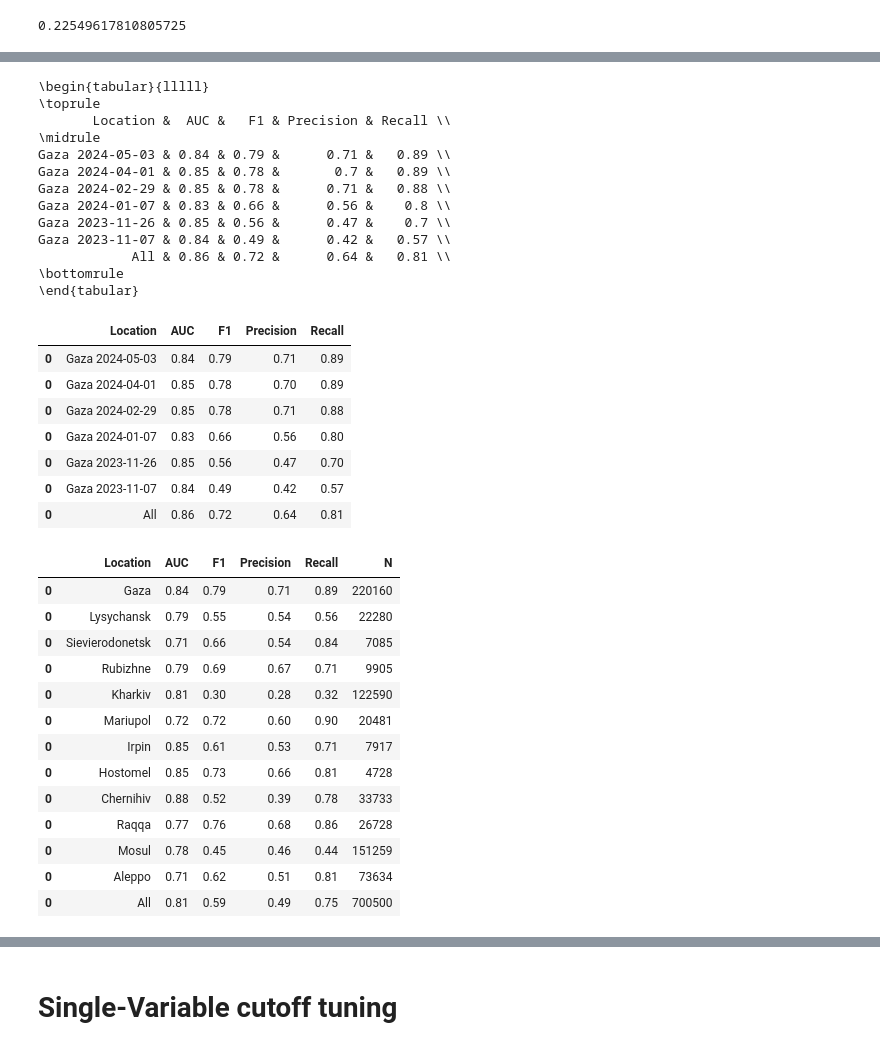
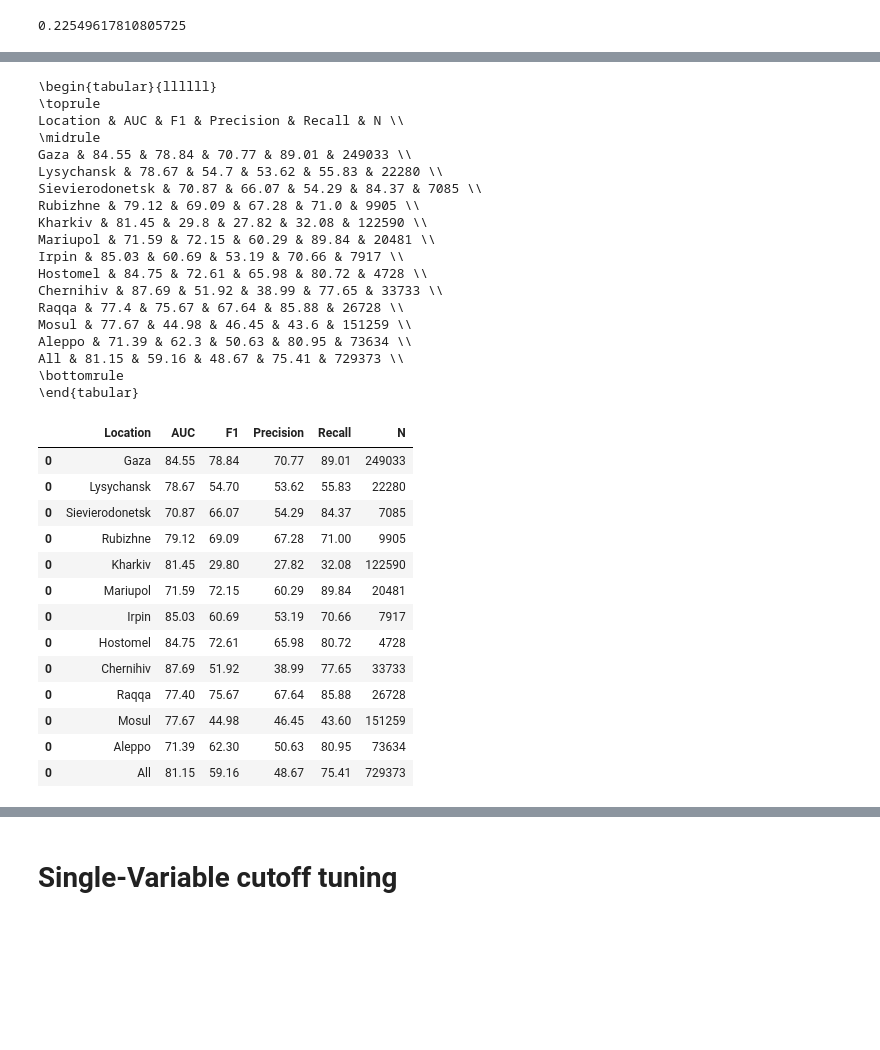
Before and after one commit to oballinger/PWTT, a Jupyter notebook: code/pwtt.ipynb, the cells around one changed output, grey strips where cells are left out. Cells and saved outputs as stored; diff of their text form; code cells hidden in the pictures; blank space fills up the shorter version.

```diff
--- a/code/pwtt.ipynb
+++ b/code/pwtt.ipynb
@@ -41,10 +41,11 @@ fp=pd.DataFrame()
 gr=pd.DataFrame()
 pt=pd.DataFrame()
 
-#dir='../data/GEE/'
+dir='../data/GEE/'
 #dir='../data/GEE_1_month/'
+#dir='../data/Gaza/'
 
-dir='../data/Gaza/'
+
 for file in os.listdir(dir):
     if 'csv' in file:
         try:
@@ -446,7 +438,7 @@ def make_table(df, cols, model='prc', balance=False, holdout=False, geo_level='l
     all_row = pd.DataFrame({'Location': 'All', 'AUC':all_res[4], 'Accuracy': all_res[0], 'F1': all_res[1], 'Precision': all_res[2], 'Recall': all_res[3], 'N': len(all_data)}, index=[0])
     avg = np.average(results[['AUC','Accuracy', 'F1', 'Precision', 'Recall']], weights=results['N'], axis=0, returned=True)
     avg_row = pd.DataFrame({'Location': 'Average', 'AUC': avg[0][1],'Accuracy': avg[0][0],  'F1': avg[0][2], 'Precision': avg[0][3], 'Recall': avg[0][4], 'N': len(df)}, index=[0])
-    results = pd.concat([results,all_row]).round(2)
+    results = pd.concat([results,all_row])
     return results
 
 def compare_results(results1, results2):
@@ -454,66 +446,62 @@ def compare_results(results1, results2):
     diff=pd.DataFrame()
     diff['Location']=results1['Location']
     for col in acc_cols:
         diff[col] = results1[col] - results2[col]
     diff['N'] = results1['N']
     return diff
 
 hot_locs=fp.columns[fp.columns.str.contains('loc_')]
 hot_country=fp.columns[fp.columns.str.contains('country_')]
 #add country and loc cols
 
 amp = ['max_change', 'k20', 'k50', 'k100', 'k150']
 opt = ['B2', 'B3', 'B4', 'B8', 'B12']
 coh = ['coh_change','coherence','coh_pre']
 aux=  ['area','grid_index']
 all=amp+opt+coh+aux
 
 #tdf=cfp[(cfp['loc']!='Kharkiv')&(cfp['area']>100)]
 #tdf=cfp[(cfp['loc']!='Kharkiv')]
 
 fp['combined']=fp[['max_change','k50','k100','k150']].mean(axis=1)
 
 gr['combined']=gr[['max_change','k50','k100']].mean(axis=1)
-res=make_table(fp, ['combined'], model='prc', geo_level='loc')
-res=res[['Location','AUC','F1','Precision','Recall']]
+res=make_table(fp, ['combined'], model='prc', geo_level='loc', balance=False)
+res=res[['Location','AUC','F1','Precision','Recall','N']]
+res[['AUC','F1','Precision','Recall']]=(res[['AUC','F1','Precision','Recall']]*100).round(2)
 print(res.astype(str).to_latex(index=False))
 res
 # %% [output]
-\begin{tabular}{lllll}
+\begin{tabular}{llllll}
 \toprule
-       Location &  AUC &   F1 & Precision & Recall \\
+Location & AUC & F1 & Precision & Recall & N \\
 \midrule
-Gaza 2024-05-03 & 0.84 & 0.79 &      0.71 &   0.89 \\
-Gaza 2024-04-01 & 0.85 & 0.78 &       0.7 &   0.89 \\
-Gaza 2024-02-29 & 0.85 & 0.78 &      0.71 &   0.88 \\
-Gaza 2024-01-07 & 0.83 & 0.66 &      0.56 &    0.8 \\
-Gaza 2023-11-26 & 0.85 & 0.56 &      0.47 &    0.7 \\
-Gaza 2023-11-07 & 0.84 & 0.49 &      0.42 &   0.57 \\
-            All & 0.86 & 0.72 &      0.64 &   0.81 \\
+Gaza & 84.55 & 78.84 & 70.77 & 89.01 & 249033 \\
+Lysychansk & 78.67 & 54.7 & 53.62 & 55.83 & 22280 \\
+Sievierodonetsk & 70.87 & 66.07 & 54.29 & 84.37 & 7085 \\
+Rubizhne & 79.12 & 69.09 & 67.28 & 71.0 & 9905 \\
+Kharkiv & 81.45 & 29.8 & 27.82 & 32.08 & 122590 \\
+Mariupol & 71.59 & 72.15 & 60.29 & 89.84 & 20481 \\
+Irpin & 85.03 & 60.69 & 53.19 & 70.66 & 7917 \\
+Hostomel & 84.75 & 72.61 & 65.98 & 80.72 & 4728 \\
+Chernihiv & 87.69 & 51.92 & 38.99 & 77.65 & 33733 \\
+Raqqa & 77.4 & 75.67 & 67.64 & 85.88 & 26728 \\
+Mosul & 77.67 & 44.98 & 46.45 & 43.6 & 151259 \\
+Aleppo & 71.39 & 62.3 & 50.63 & 80.95 & 73634 \\
+All & 81.15 & 59.16 & 48.67 & 75.41 & 729373 \\
 \bottomrule
 \end{tabular}
-|  | Location | AUC | F1 | Precision | Recall |
-| 0 | Gaza 2024-05-03 | 0.84 | 0.79 | 0.71 | 0.89 |
-| 0 | Gaza 2024-04-01 | 0.85 | 0.78 | 0.70 | 0.89 |
-| 0 | Gaza 2024-02-29 | 0.85 | 0.78 | 0.71 | 0.88 |
-| 0 | Gaza 2024-01-07 | 0.83 | 0.66 | 0.56 | 0.80 |
-| 0 | Gaza 2023-11-26 | 0.85 | 0.56 | 0.47 | 0.70 |
-| 0 | Gaza 2023-11-07 | 0.84 | 0.49 | 0.42 | 0.57 |
-| 0 | All | 0.86 | 0.72 | 0.64 | 0.81 |
+|  | Location | AUC | F1 | Precision | Recall | N |
+| 0 | Gaza | 84.55 | 78.84 | 70.77 | 89.01 | 249033 |
+| 0 | Lysychansk | 78.67 | 54.70 | 53.62 | 55.83 | 22280 |
+| 0 | Sievierodonetsk | 70.87 | 66.07 | 54.29 | 84.37 | 7085 |
+| 0 | Rubizhne | 79.12 | 69.09 | 67.28 | 71.00 | 9905 |
+| 0 | Kharkiv | 81.45 | 29.80 | 27.82 | 32.08 | 122590 |
+| 0 | Mariupol | 71.59 | 72.15 | 60.29 | 89.84 | 20481 |
+| 0 | Irpin | 85.03 | 60.69 | 53.19 | 70.66 | 7917 |
+| 0 | Hostomel | 84.75 | 72.61 | 65.98 | 80.72 | 4728 |
+| 0 | Chernihiv | 87.69 | 51.92 | 38.99 | 77.65 | 33733 |
+| 0 | Raqqa | 77.40 | 75.67 | 67.64 | 85.88 | 26728 |
+| 0 | Mosul | 77.67 | 44.98 | 46.45 | 43.60 | 151259 |
+| 0 | Aleppo | 71.39 | 62.30 | 50.63 | 80.95 | 73634 |
+| 0 | All | 81.15 | 59.16 | 48.67 | 75.41 | 729373 |
-# %%
-res
-# %% [output]
-|  | Location | AUC | F1 | Precision | Recall | N |
-| 0 | Gaza | 0.84 | 0.79 | 0.71 | 0.89 | 220160 |
-| 0 | Lysychansk | 0.79 | 0.55 | 0.54 | 0.56 | 22280 |
-| 0 | Sievierodonetsk | 0.71 | 0.66 | 0.54 | 0.84 | 7085 |
-| 0 | Rubizhne | 0.79 | 0.69 | 0.67 | 0.71 | 9905 |
-| 0 | Kharkiv | 0.81 | 0.30 | 0.28 | 0.32 | 122590 |
-| 0 | Mariupol | 0.72 | 0.72 | 0.60 | 0.90 | 20481 |
-| 0 | Irpin | 0.85 | 0.61 | 0.53 | 0.71 | 7917 |
-| 0 | Hostomel | 0.85 | 0.73 | 0.66 | 0.81 | 4728 |
-| 0 | Chernihiv | 0.88 | 0.52 | 0.39 | 0.78 | 33733 |
-| 0 | Raqqa | 0.77 | 0.76 | 0.68 | 0.86 | 26728 |
-| 0 | Mosul | 0.78 | 0.45 | 0.46 | 0.44 | 151259 |
-| 0 | Aleppo | 0.71 | 0.62 | 0.51 | 0.81 | 73634 |
-| 0 | All | 0.81 | 0.59 | 0.49 | 0.75 | 700500 |
```
Also changed, not shown: parts of 4 cells of this notebook, 1 other file.
